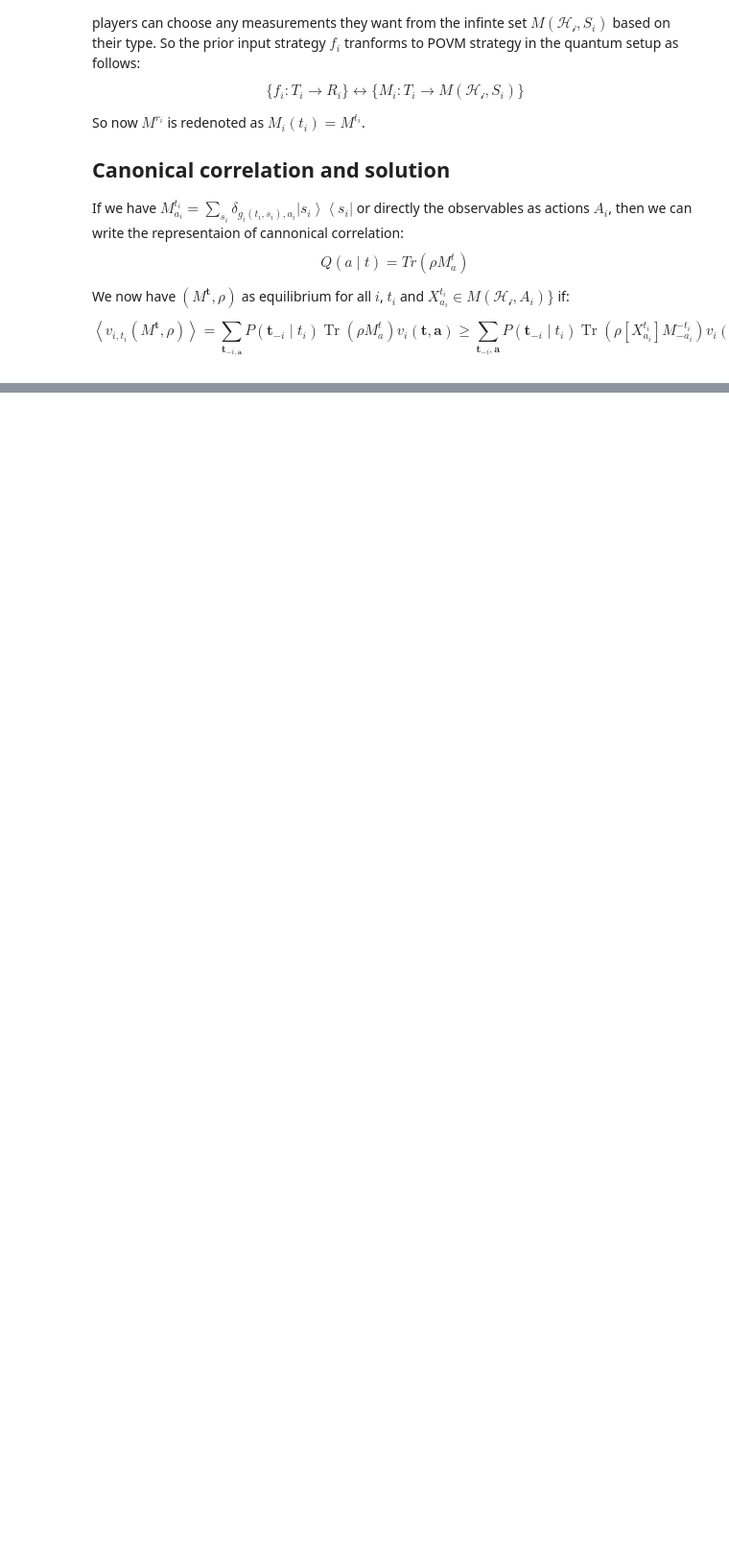
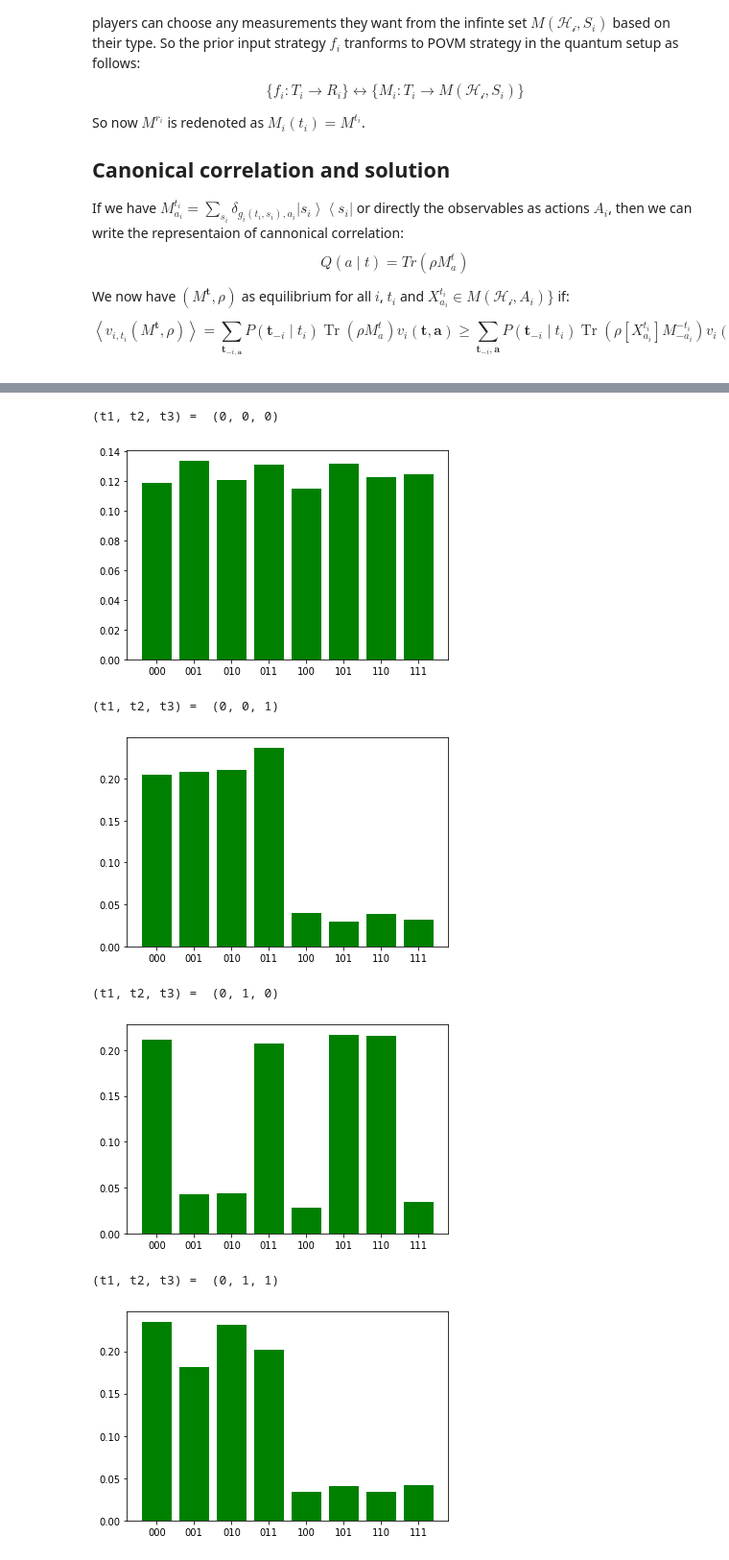
Before and after one commit to Jabi7/Internship-2022-summer, a Jupyter notebook: Belief-Invariant and Quantum Equilibriain Games of Incomplete Information/Section 5.ipynb, the cells around one changed output, grey strips where cells are left out. Shown: that part at 96% size. Saved outputs shown, nothing was run; the diff lists cells and outputs as text; code cells hidden in the pictures; blank space fills up the shorter version.

Commit message:
uploaded graphical games notebook

```diff
--- a/Belief-Invariant and Quantum Equilibriain Games of Incomplete Information/Section 5.ipynb
+++ b/Belief-Invariant and Quantum Equilibriain Games of Incomplete Information/Section 5.ipynb
@@ -160,0 +202,32 @@ ps: the joint operation $J$ on an initial state is just an example for emphasisi
+# %%
+sr, cr = QuantumRegister(3,'s'), ClassicalRegister(3)
+# %%
+# type profile
+T = list(it.product((0,1),(0,1),(0,1)))
+
+## GHZ strategy
+
+GHZ = {
+    1: [(-pi/2,0), (0,0)],
+    2: [(-pi/2,0), (0,0)],
+    3: [(-pi/2,0), (0,0)]
+       }
+# %%
+for t in T:
+    print("(t1, t2, t3) = ",t)
+    qb = QuantumCircuit(sr, cr)
+
+    psi3(qb, sr)
+    for i in GHZ.keys():
+        M(qb, sr[i-1], cr[i-1], GHZ[i][t[i-1]][0], GHZ[i][t[i-1]][1])
+
+    probds(qb)
+# %% [output]
+(t1, t2, t3) =  (0, 0, 0)
+[figure, added]
+(t1, t2, t3) =  (0, 0, 1)
+[figure, added]
+(t1, t2, t3) =  (0, 1, 0)
+[figure, added]
+(t1, t2, t3) =  (0, 1, 1)
+[figure, added]
```
Also changed, not shown: parts of 7 cells of this notebook, 8 other files.
